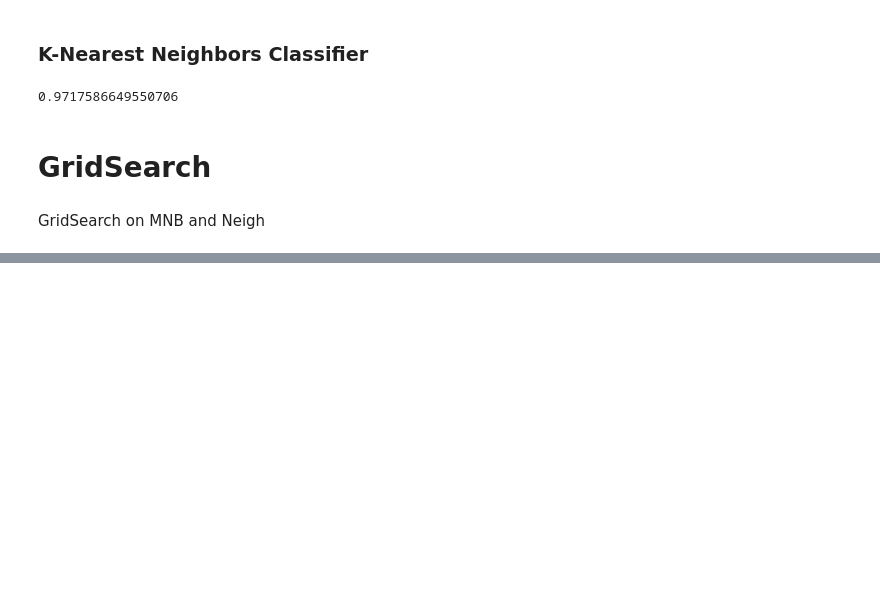
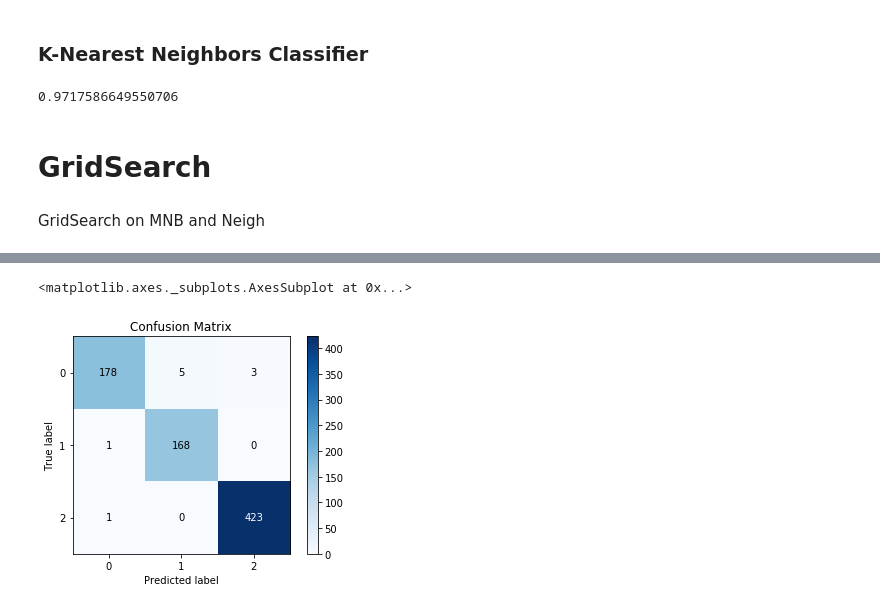
Before and after one commit to clara-codes/chinese-text-classification, a Jupyter notebook: Text Classification/Text Classification by Naive Bayes.ipynb, the cells around one changed output, grey strips where cells are left out. Saved outputs shown, nothing was run; the diff lists cells and outputs as text; code cells hidden in the pictures; blank space fills up the shorter version.

```diff
--- a/Text Classification/Text Classification by Naive Bayes.ipynb
+++ b/Text Classification/Text Classification by Naive Bayes.ipynb
@@ -194,0 +283,5 @@ KeyboardInterrupt:
+# %%
+skplt.metrics.plot_confusion_matrix(strat_valid_set['tags_id'].values, predicted)
+# %% [output]
+<matplotlib.axes._subplots.AxesSubplot at 0x...>
+[figure, added]
```
Also changed, not shown: parts of 21 cells of this notebook, 4 other files.
